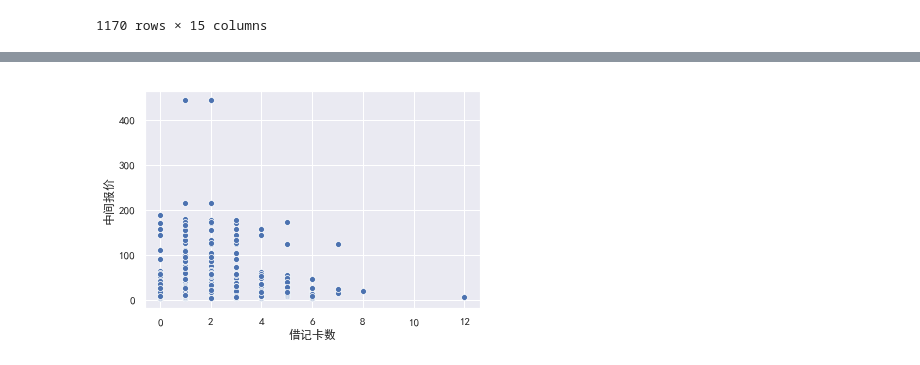
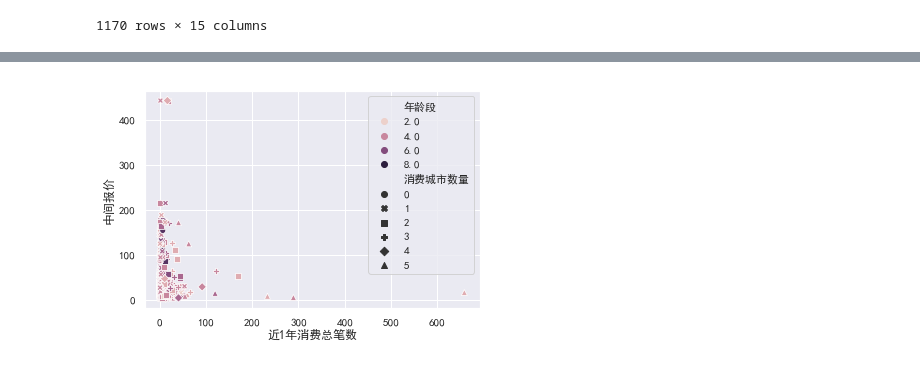
Before and after one commit to 314-studio/Car-Recommendation, a Jupyter notebook: DataCleaning.ipynb, the cells around one changed output, grey strips where cells are left out. Drawn from its saved outputs; the diff is of its cells as text; code cells hidden in the pictures.

```diff
--- a/DataCleaning.ipynb
+++ b/DataCleaning.ipynb
@@ -78,6 +78,6 @@ column_names
  '近1年消费总金额',
  '消费城市数量']
 # %%
-ax = sns.scatterplot(x = column_names[-6], y = y_column_name, data = expances_data)
+ax = sns.scatterplot(x = column_names[-3], y = y_column_name, hue=column_names[-7], style=column_names[-1], data = expances_data)
 # %% [output]
-[figure, old version]
+[figure, new version]
```
Also changed, not shown: parts of 1 cell of this notebook.
